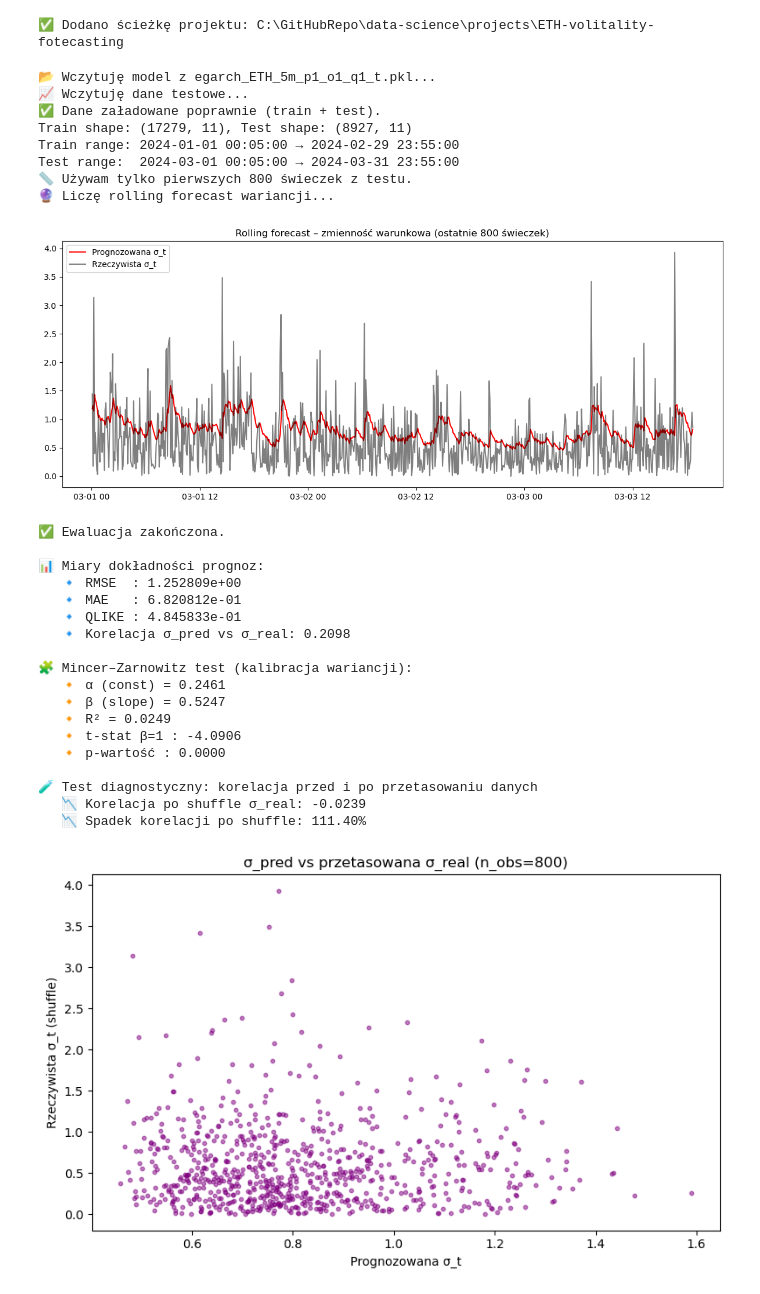
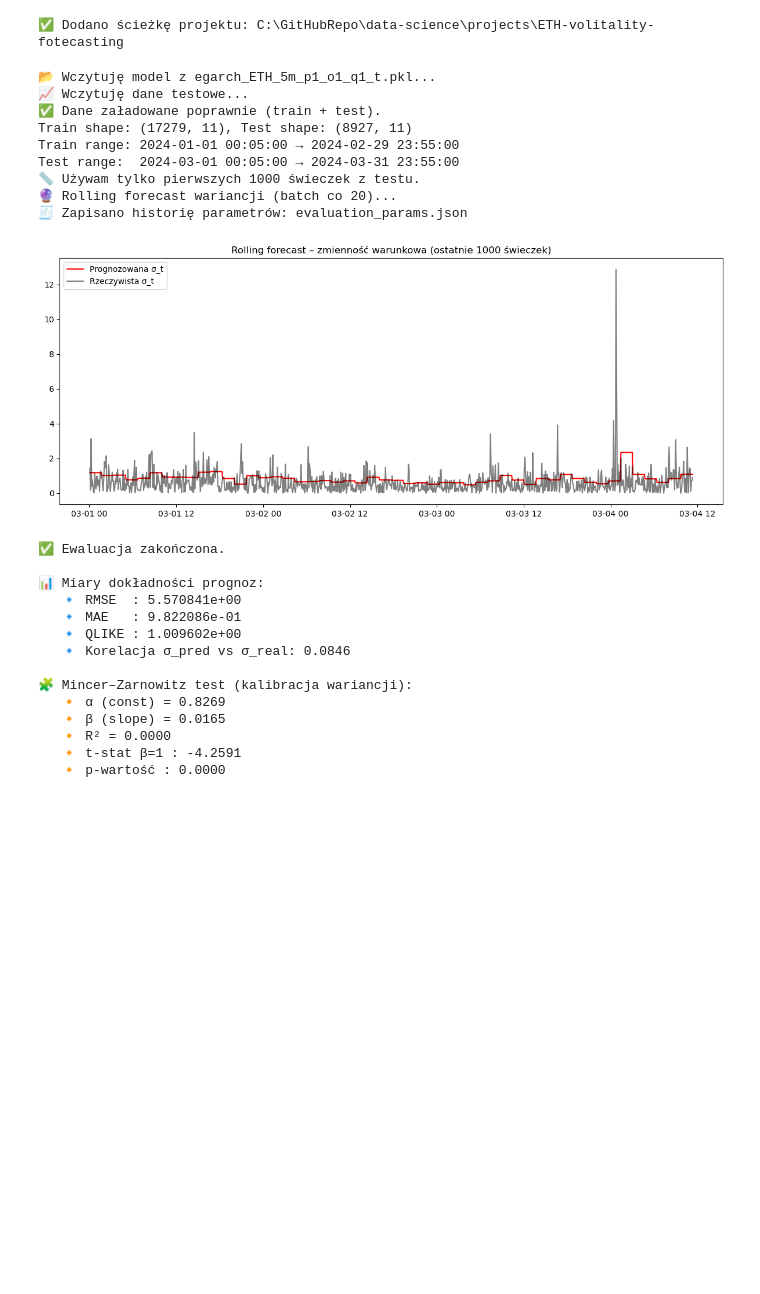
Before and after one commit to n00b0dyy/data-science, a Jupyter notebook: projects/ETH-volitality-fotecasting/notebooks/05_EGARCH_Evaluation.ipynb, the cells around one changed output. Cells and saved outputs as stored; diff of their text form; code cells hidden in the pictures; blank space fills up the shorter version.

Commit message:
EGARCH rolling

```diff
--- a/projects/ETH-volitality-fotecasting/notebooks/05_EGARCH_Evaluation.ipynb
+++ b/projects/ETH-volitality-fotecasting/notebooks/05_EGARCH_Evaluation.ipynb
@@ -12,37 +12,33 @@ print("✅ Dodano ścieżkę projektu:", project_root)
 # %%
 import sys, os
 sys.path.append(os.path.abspath("../src"))
 
 from evaluation import evaluate_egarch
 
 # Rolling refit forecast (adaptacyjny)
-evaluate_egarch(n_obs=800)
+evaluate_egarch(n_obs=1000)
 # %% [output]
 📂 Wczytuję model z egarch_ETH_5m_p1_o1_q1_t.pkl...
 📈 Wczytuję dane testowe...
 ✅ Dane załadowane poprawnie (train + test).
 Train shape: (17279, 11), Test shape: (8927, 11)
 Train range: 2024-01-01 00:05:00 → 2024-02-29 23:55:00
 Test range:  2024-03-01 00:05:00 → 2024-03-31 23:55:00
-📏 Używam tylko pierwszych 800 świeczek z testu.
-🔮 Liczę rolling forecast wariancji...
+📏 Używam tylko pierwszych 1000 świeczek z testu.
+🔮 Rolling forecast wariancji (batch co 20)...
+🧾 Zapisano historię parametrów: evaluation_params.json
-[figure, old version]
+[figure, new version]
 ✅ Ewaluacja zakończona.
 
 📊 Miary dokładności prognoz:
-   🔹 RMSE  : 1.252809e+00
-   🔹 MAE   : 6.820812e-01
-   🔹 QLIKE : 4.845833e-01
-   🔹 Korelacja σ_pred vs σ_real: 0.2098
+   🔹 RMSE  : 5.570841e+00
+   🔹 MAE   : 9.822086e-01
+   🔹 QLIKE : 1.009602e+00
+   🔹 Korelacja σ_pred vs σ_real: 0.0846
 
 🧩 Mincer–Zarnowitz test (kalibracja wariancji):
-   🔸 α (const) = 0.2461
-   🔸 β (slope) = 0.5247
-   🔸 R² = 0.0249
-   🔸 t-stat β=1 : -4.0906
+   🔸 α (const) = 0.8269
+   🔸 β (slope) = 0.0165
+   🔸 R² = 0.0000
+   🔸 t-stat β=1 : -4.2591
    🔸 p-wartość : 0.0000
-
-🧪 Test diagnostyczny: korelacja przed i po przetasowaniu danych
-   📉 Korelacja po shuffle σ_real: -0.0239
-   📉 Spadek korelacji po shuffle: 111.40%
-[figure, removed]
```
Also changed, not shown: 3 other files.
